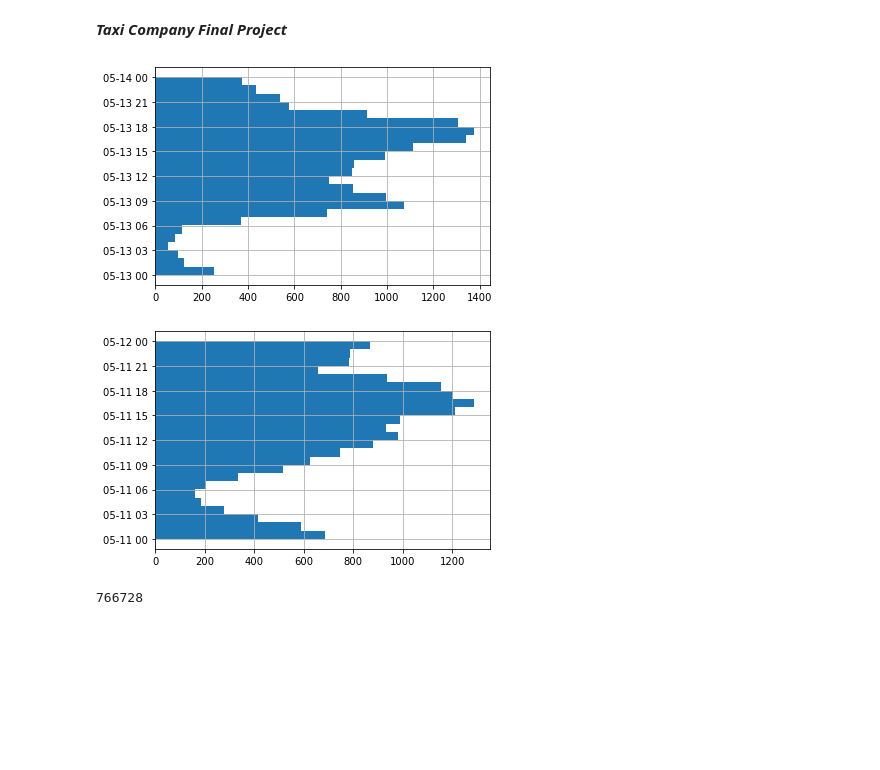
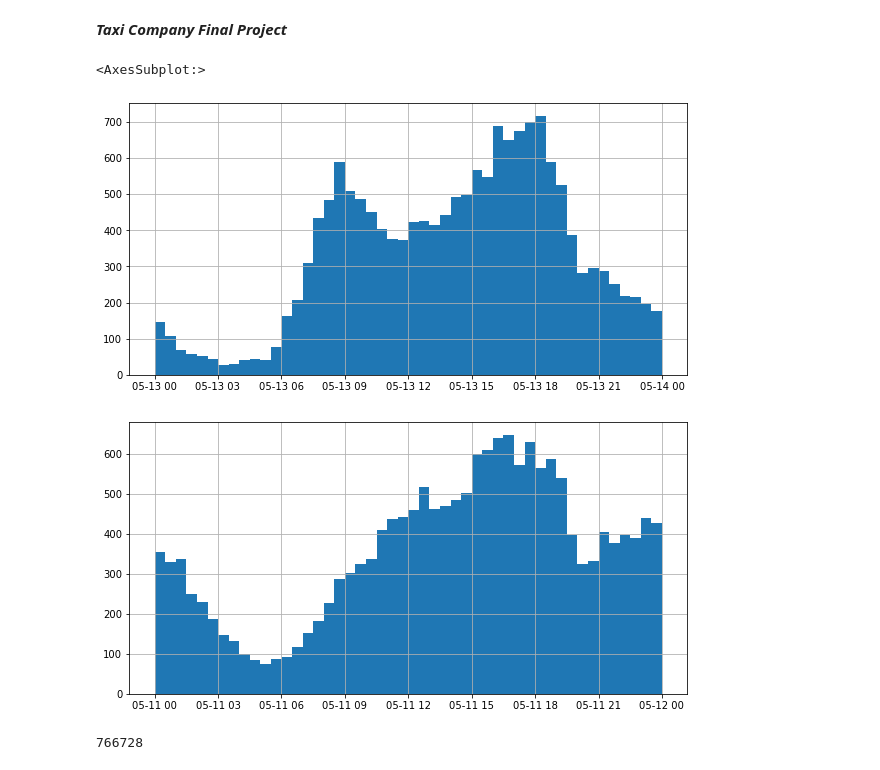
Before and after one commit to CCNY-Analytics-and-Quant/Team-Killer-Bass, a Jupyter notebook: taxi_company_final_project.ipynb, the cells around one changed output. Saved outputs shown, nothing was run; the diff lists cells and outputs as text; code cells hidden in the pictures; blank space fills up the shorter version.

```diff
--- a/taxi_company_final_project.ipynb
+++ b/taxi_company_final_project.ipynb
@@ -26,15 +26,16 @@ plt.close("all")
 # %%
 weekday_trip_cycle_df = pd.read_sql("SELECT * FROM [2019_taxi_trips] WHERE lpep_pickup_datetime >= '2019-05-13 00:00:00' AND lpep_pickup_datetime <= '2019-05-13 23:59:59' ORDER BY lpep_pickup_datetime",conn)
 # %%
-weekday_trip_cycle_df.lpep_pickup_datetime.hist(bins=24, orientation="horizontal");
+weekday_trip_cycle_df.lpep_pickup_datetime.hist(bins=48, figsize=(10,5))
 # %% [output]
+<AxesSubplot:>
-[figure, old version]
+[figure, new version]
 # %%
 weekend_trip_cycle_df = pd.read_sql("SELECT * FROM [2019_taxi_trips] WHERE lpep_pickup_datetime >= '2019-05-11 00:00:00' AND lpep_pickup_datetime <= '2019-05-11 23:59:59' ORDER BY lpep_pickup_datetime",conn)
 # %%
-weekend_trip_cycle_df.lpep_pickup_datetime.hist(bins=24, orientation="horizontal");
+weekend_trip_cycle_df.lpep_pickup_datetime.hist(bins=48, figsize=(10,5));
 # %% [output]
-[figure, old version]
+[figure, new version]
 # %%
 january_trips_2018_df = pd.read_sql("SELECT lpep_pickup_datetime FROM [2018_taxi_trips] WHERE lpep_pickup_datetime >= '2018-01-01' AND lpep_pickup_datetime <= '2018-01-31' ORDER BY lpep_pickup_datetime",conn)
 # %%
```
Also changed, not shown: parts of 24 cells of this notebook.
